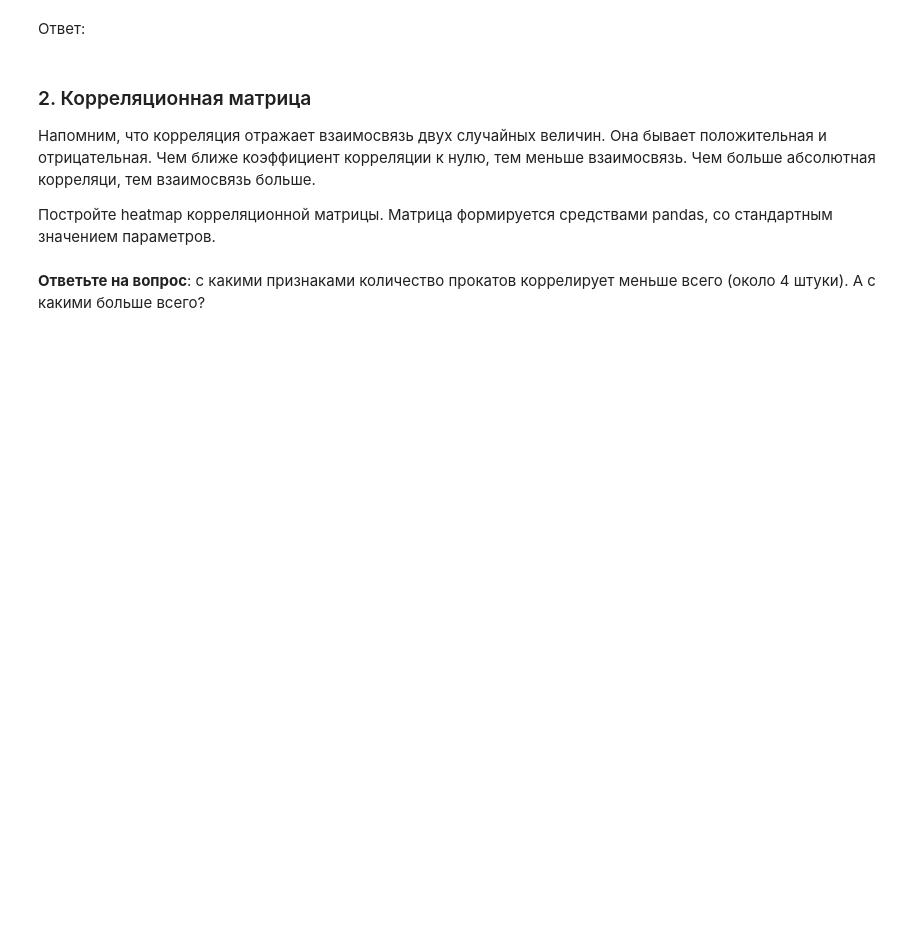
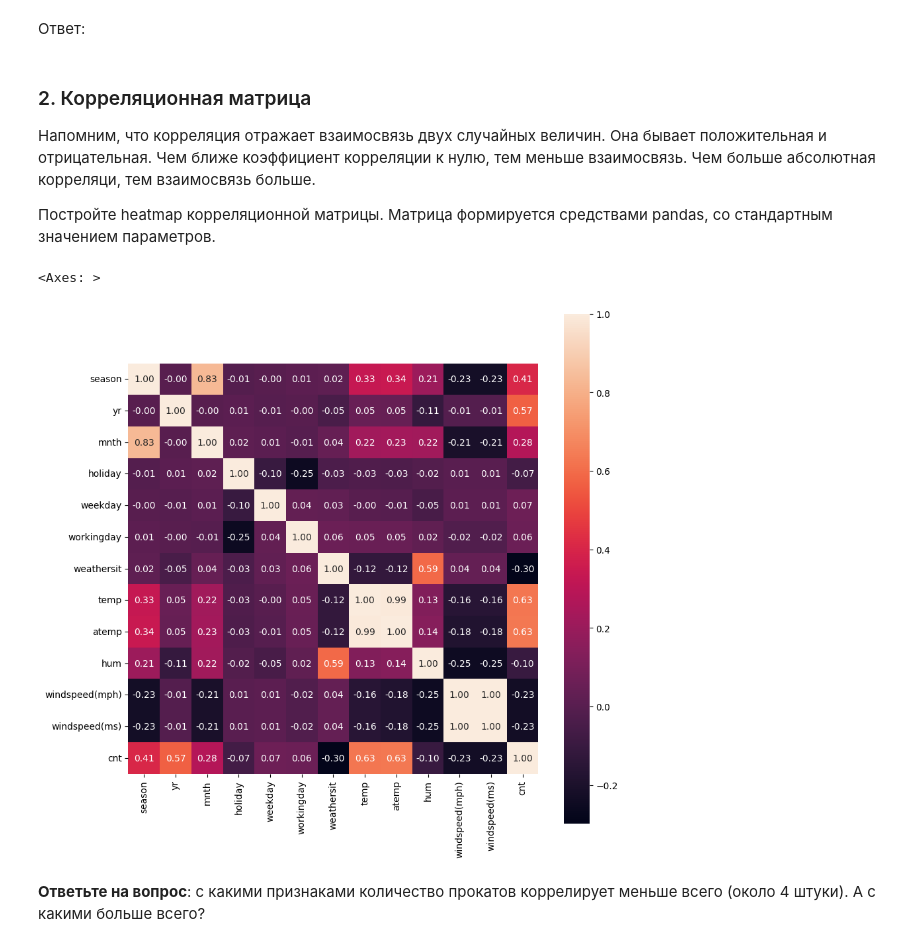
Before and after one commit to alexmordashov/computer_math, a Jupyter notebook: 5. Библиотека Pandas. Визуальный анализ данных/Практическая_работа_№5_Библиотека_Pandas.ipynb, the cells around one changed output. Saved outputs shown, nothing was run; the diff lists cells and outputs as text; code cells hidden in the pictures; blank space fills up the shorter version.

```diff
--- a/5. Библиотека Pandas. Визуальный анализ данных/Практическая_работа_№5_Библиотека_Pandas.ipynb
+++ b/5. Библиотека Pandas. Визуальный анализ данных/Практическая_работа_№5_Библиотека_Pandas.ipynb
@@ -366,7 +366,7 @@ import seaborn as sns
 # %% [markdown]
 Загрузите самостоятельно(!), с помощью pandas файл `bikes_rent.csv.gz` и выведите первые 5 строк. Ознакомьтесь с данными с помощью функций describe и info.
 # %%
-df = pd.read_csv('../../data/bikes_rent.csv.gz', compression='gzip')
+df = pd.read_csv('/content/sample_data/bikes_rent.csv')
 
 df.head()
 # %% [output]
@@ -424,6 +426,13 @@ _(чем больше значение, тем больше прокатов и
 Напомним, что корреляция отражает взаимосвязь двух случайных величин. Она бывает положительная и отрицательная. Чем ближе коэффициент корреляции к нулю, тем меньше взаимосвязь. Чем больше абсолютная корреляци, тем взаимосвязь больше.
 
 Постройте heatmap корреляционной матрицы. Матрица формируется средствами pandas, со стандартным значением параметров.
+# %%
+corr = df.corr()
+plt.figure(figsize=(10,10))
+sns.heatmap(corr, square=True, annot=True, fmt=".2f")
+# %% [output]
+<Axes: >
+[figure, added]
 # %% [markdown]
 **Ответьте на вопрос**: с какими признаками количество прокатов коррелирует меньше всего (около 4 штуки). А с какими больше всего?
 # %% [markdown]
```
Also changed, not shown: parts of 4 cells of this notebook.
